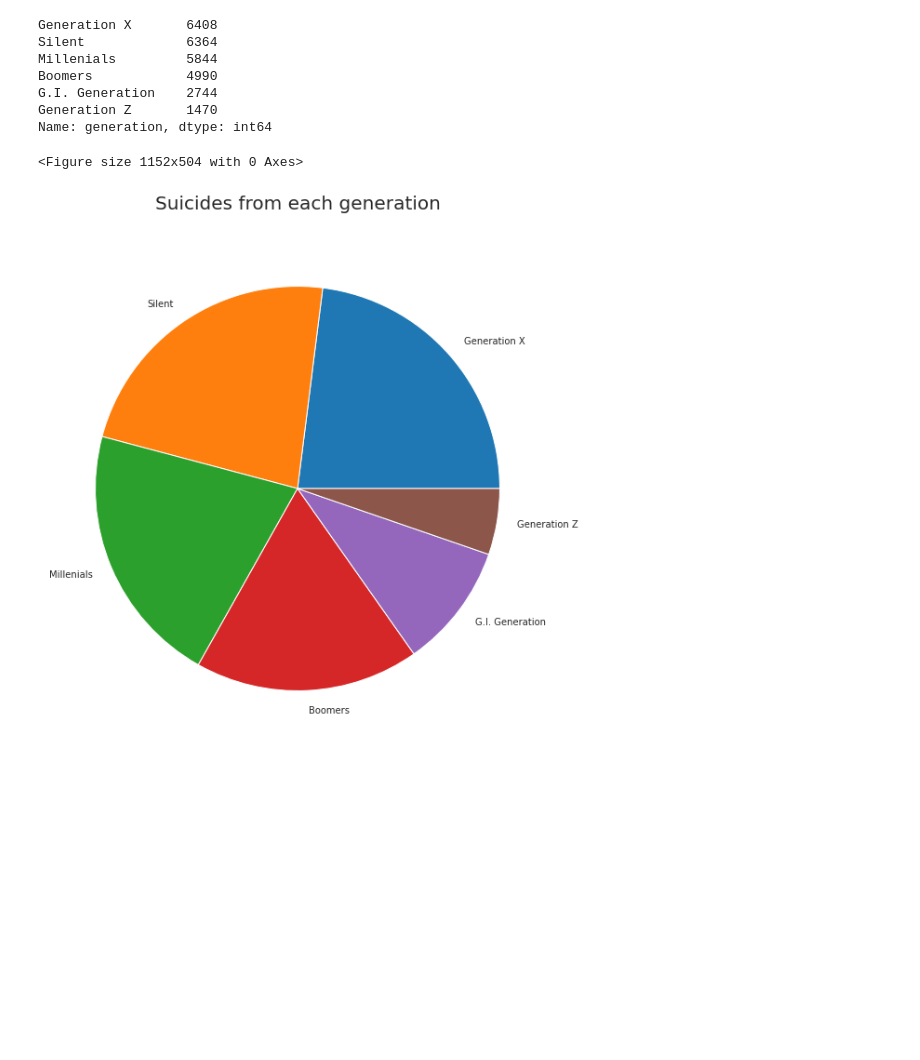
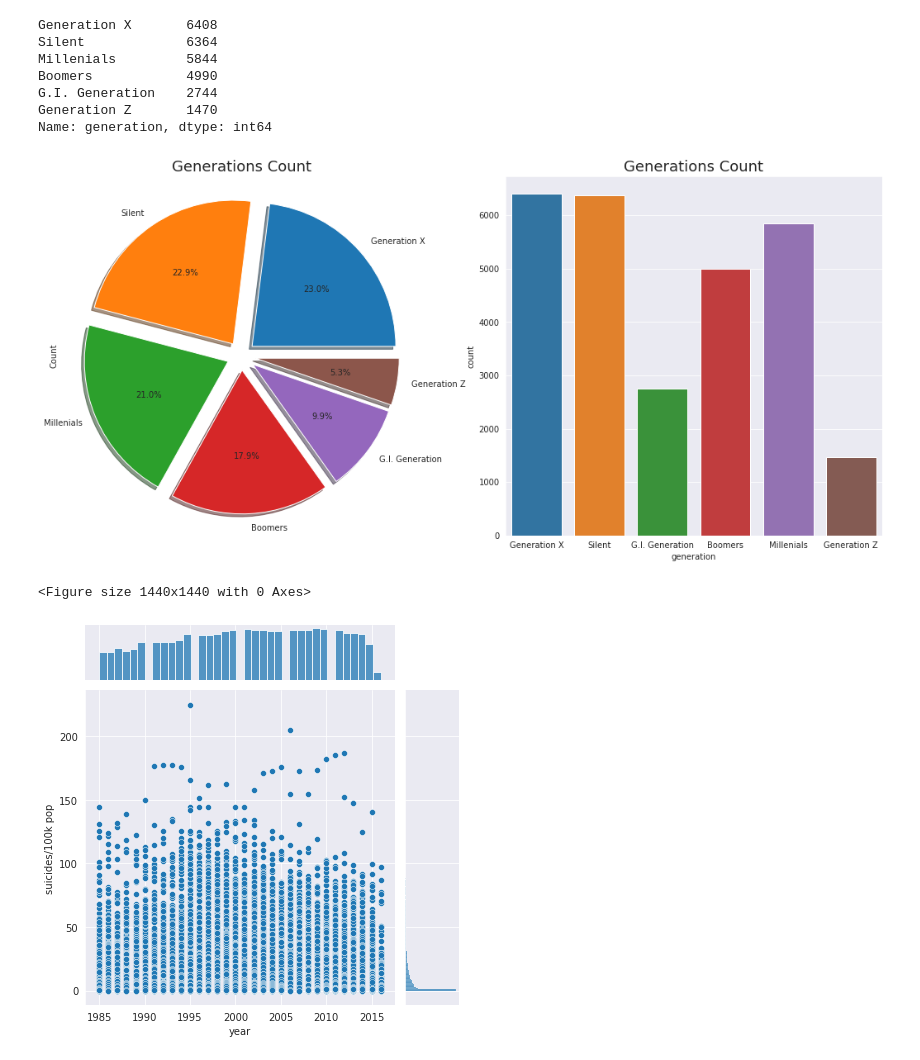
Before and after one commit to MainakRepositor/Data-Analysis, a Jupyter notebook: Suicide_Rate_Analysis.ipynb, the cells around one changed output. Drawn from its saved outputs; the diff is of its cells as text; code cells hidden in the pictures; blank space fills up the shorter version.

```diff
--- a/Suicide_Rate_Analysis.ipynb
+++ b/Suicide_Rate_Analysis.ipynb
@@ -169,19 +177,20 @@ Boomers            4990
 G.I. Generation    2744
 Generation Z       1470
 Name: generation, dtype: int64
-# %%
-sizes = [6408,6364,5844,4990,2774,1470]
-labels = ['Generation X','Silent','Millenials','Boomers','G.I. Generation','Generation Z']
-### Set figure size
-plt.figure(figsize=(16,7))
-
-##Plot the Lineplot
-fig = plt.figure(figsize =(16, 10))
-plt.pie(sizes, labels = labels)
-
-# show plot
-plt.title("Suicides from each generation\n",size=20)
-plt.show()
-# %% [output]
-<Figure size 1152x504 with 0 Axes>
-[figure, removed]
+# %%
+f,ax=plt.subplots(1,2,figsize=(18,8))
+df['generation'].value_counts().plot.pie(explode=[0.1,0.1,0.1,0.1,0.1,0.1],autopct='%1.1f%%',ax=ax[0],shadow=True)
+ax[0].set_title('Generations Count',size=18)
+ax[0].set_ylabel('Count')
+sns.countplot(x='generation',data=df,ax=ax[1])
+ax[1].set_title('Generations Count',size=18)
+plt.show()
+# %% [output]
+[figure, added]
+# %%
+plt.figure(figsize=(20,20))
+fig=sns.jointplot(y='suicides/100k pop',x='year',data=df)
+plt.show()
+# %% [output]
+<Figure size 1440x1440 with 0 Axes>
+[figure, added]
```
Also changed, not shown: parts of 7 cells of this notebook.
